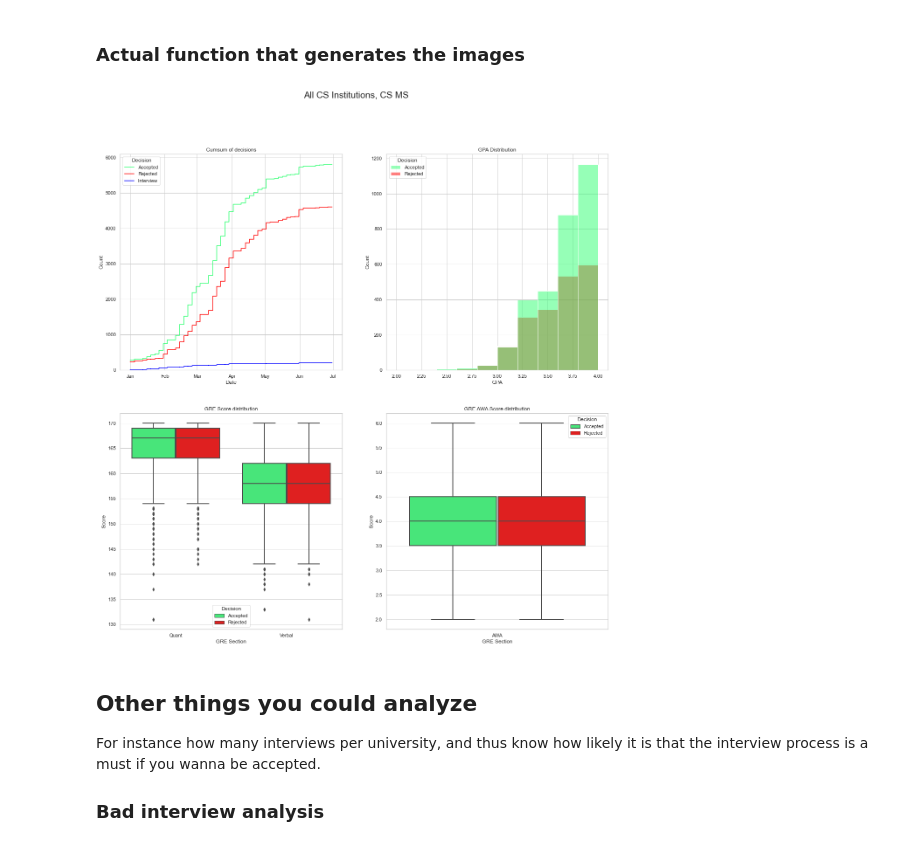
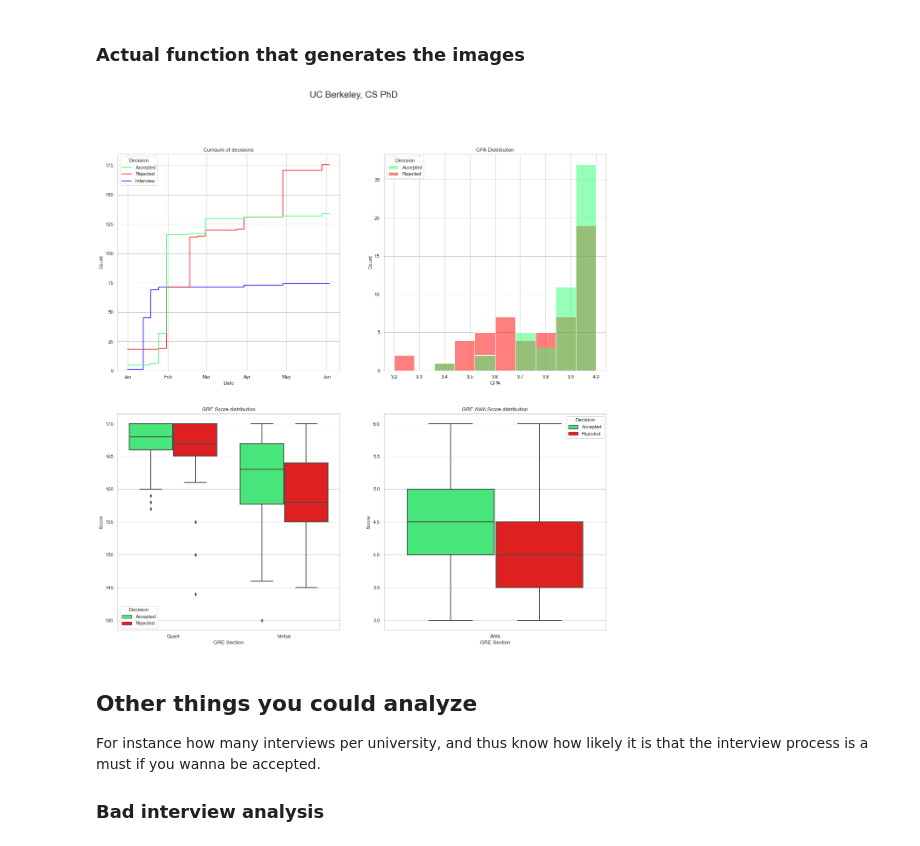
Before and after one commit to jjdelvalle/gradcafe_analysis, a Jupyter notebook: app/GradAnalysis.ipynb, the cells around one changed output. Cells and saved outputs as stored; diff of their text form; code cells hidden in the pictures.

Commit message:
Clean up analysis notebook

```diff
--- a/app/GradAnalysis.ipynb
+++ b/app/GradAnalysis.ipynb
@@ -11,14 +14,8 @@ df = pd.read_csv("cs.csv", index_col=0)
-# %%
-df['year'] = df['date_add'].str[-4:].astype(int)
 # %%
 def vec_dt_replace(series, year=None, month=None, day=None):
     return pd.to_datetime(
         {'year': series.dt.year if year is None else year,
          'month': series.dt.month if month is None else month,
          'day': series.dt.day if day is None else day})
-# %%
-df['uniform_dates'] = vec_dt_replace(pd.to_datetime(df['date_add']), year=2020)
-# %%
-df['day_month'] = df['date_add'].str[:-5]
 # %%
 df_1720 = df[(df['season'].isin(['F16', 'F17', 'F18', 'F19', 'F20']))]
@@ -72,10 +62,19 @@ def get_uni_stats(u_df, search: str = None, title: str = None, degree: str = 'MS
     title = title if title is not None else search
     if degree not in ['MS', 'PhD', 'MEng', 'MFA', 'MBA', 'Other']:
         degree = 'MS'
+    # Clean up the data a bit, this probably needs a lot more work
+    # Maybe its own method, too
+    u_df = u_df.copy()
+    u_df = u_df[~u_df['decdate'].isna()]
+    u_df.loc[:,'year'] = u_df['decdate'].str[-4:].astype(int)
+    u_df = u_df[(u_df['year'] > 2000) & (u_df['year'] < datetime.datetime.now().year)]
+    u_df.loc[:, 'uniform_dates'] = vec_dt_replace(pd.to_datetime(u_df['decdate']), year=2020)
 
+    # Trying to pick red/green colorblind-friendly colors
     flatui = ["#2eff71", "#ff0000", "#0000ff"]
     sns.set_palette(flatui)
 
+    # This generates 4 graphs, so let's make it a 2x2 grid
     fig, ax = plt.subplots(2,2)
     fig.set_size_inches(20, 20)
 
@@ -140,7 +139,7 @@ def get_uni_stats(u_df, search: str = None, title: str = None, degree: str = 'MS
     ax[1][0].set_ylabel("Score")
     ax[1][0].set_title("GRE Score distribution")
 
-    # Get GRE stats
+    # Get GRE AWA stats
     mscs_filt = create_filter(u_df, degree, ['Accepted', 'Rejected'], institution = search, gre = True)
     sns.boxplot(data=u_df[mscs_filt],
                 x=['AWA'] * len(u_df[mscs_filt]),
@@ -156,13 +155,14 @@ def get_uni_stats(u_df, search: str = None, title: str = None, degree: str = 'MS
     ax[1][1].set_ylabel("Score")
     ax[1][1].set_title("GRE AWA Score distribution")
 
+    # Save file to output directory
     fig.suptitle(title + ', ' + field + ' ' + degree, size='xx-large')
-    plt.savefig(title + '_' + field + ' ' + degree + '.png')
-    fig.show()
+    plt.savefig('output/' + title + '_' + field + ' ' + degree + '.png')
+    fig
 # %%
-get_uni_stats(df_1720, title='All CS Institutions', degree='MS', field='CS')
+get_uni_stats(df_1720, search='berkeley', title='UC Berkeley', degree='PhD', field='CS')
 # %% [output]
-[figure, old version]
+[figure, new version]
 # %% [markdown]
 ## Other things you could analyze
 
```
Also changed, not shown: parts of 13 cells of this notebook.
